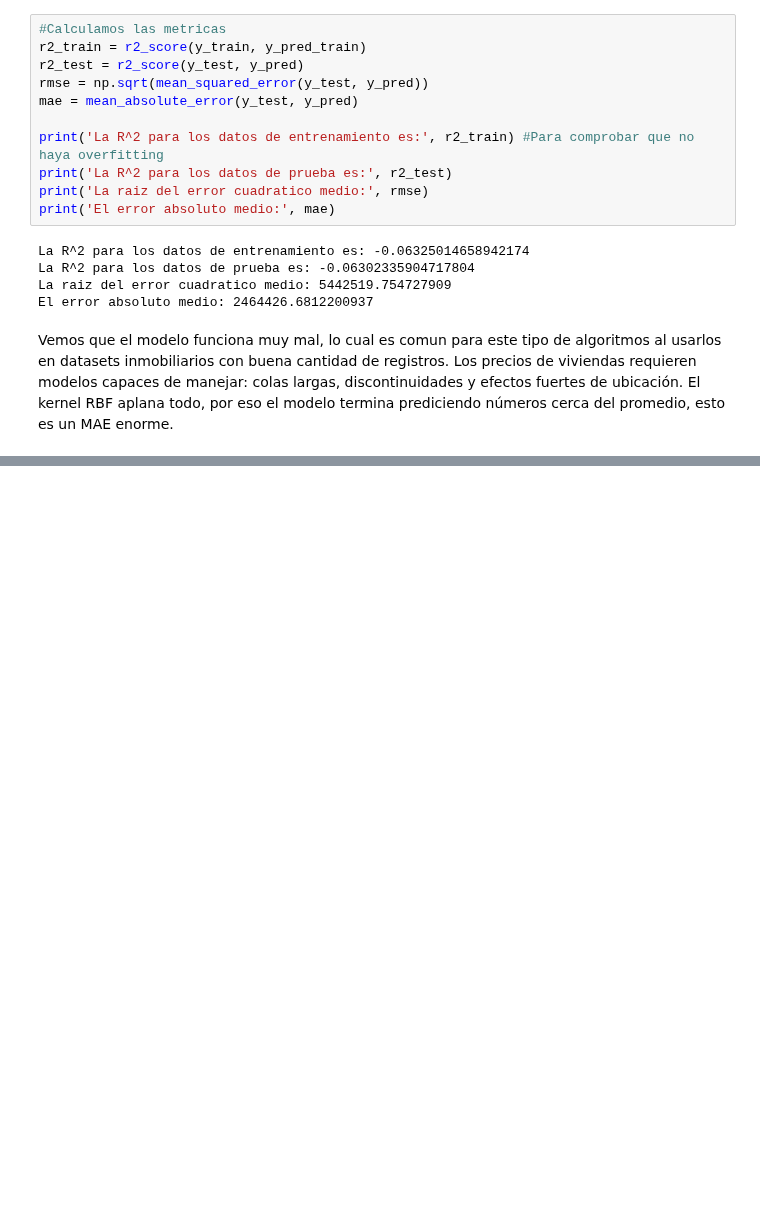
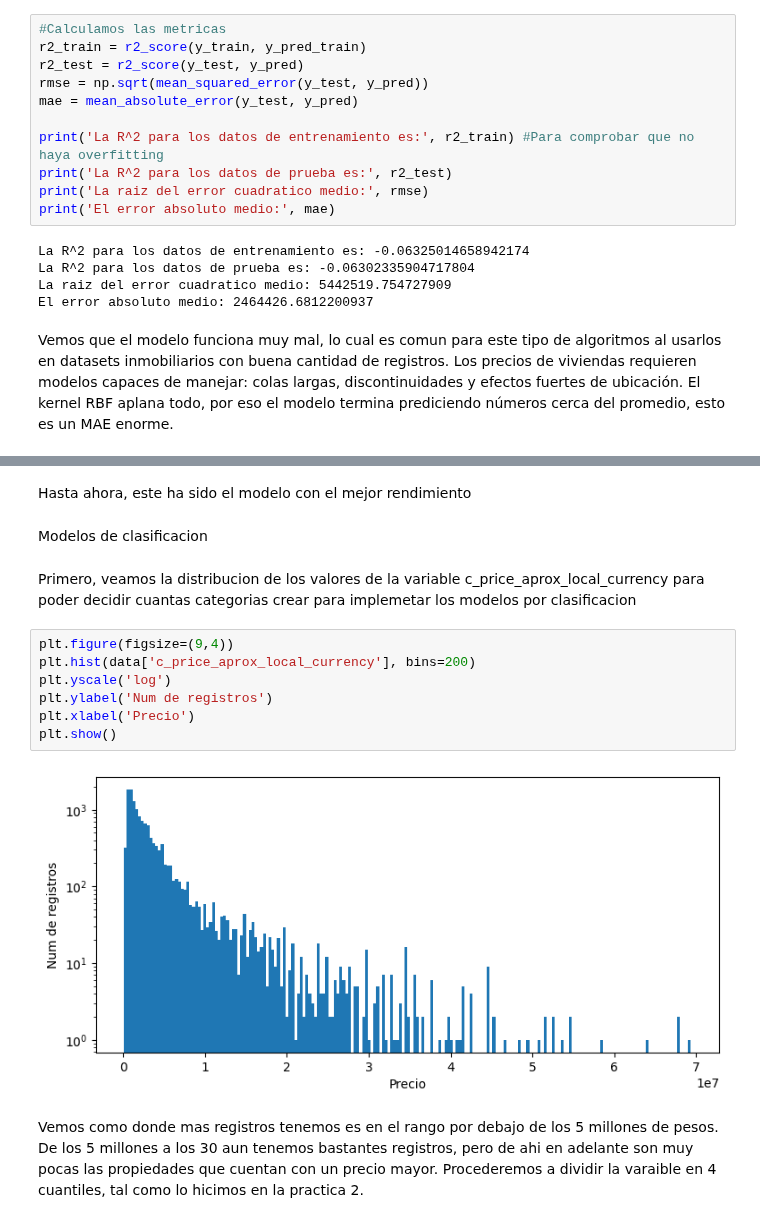
Before and after one commit to RedLakes17/Proyectos, a Jupyter notebook: ProyectoFinal.ipynb, the cells around one changed output, grey strips where cells are left out. Cells and saved outputs as stored; diff of their text form; blank space fills up the shorter version.

Commit message:
avance de modelos

```diff
--- a/ProyectoFinal.ipynb
+++ b/ProyectoFinal.ipynb
@@ -579,0 +623,17 @@ Vemos que el modelo funciona muy mal, lo cual es comun para este tipo de algorit
+# %% [markdown]
+Hasta ahora, este ha sido el modelo con el mejor rendimiento
+# %% [markdown]
+Modelos de clasificacion
+# %% [markdown]
+Primero, veamos la distribucion de los valores de la variable c_price_aprox_local_currency para poder decidir cuantas categorias crear para implemetar los modelos por clasificacion
+# %%
+plt.figure(figsize=(9,4))
+plt.hist(data['c_price_aprox_local_currency'], bins=200)
+plt.yscale('log')
+plt.ylabel('Num de registros')
+plt.xlabel('Precio')
+plt.show()
+# %% [output]
+[figure, added]
+# %% [markdown]
+Vemos como donde mas registros tenemos es en el rango por debajo de los 5 millones de pesos. De los 5 millones a los 30 aun tenemos bastantes registros, pero de ahi en adelante son muy pocas las propiedades que cuentan con un precio mayor. Procederemos a dividir la varaible en 4 cuantiles, tal como lo hicimos en la practica 2.
```
Also changed, not shown: parts of 13 cells of this notebook.
